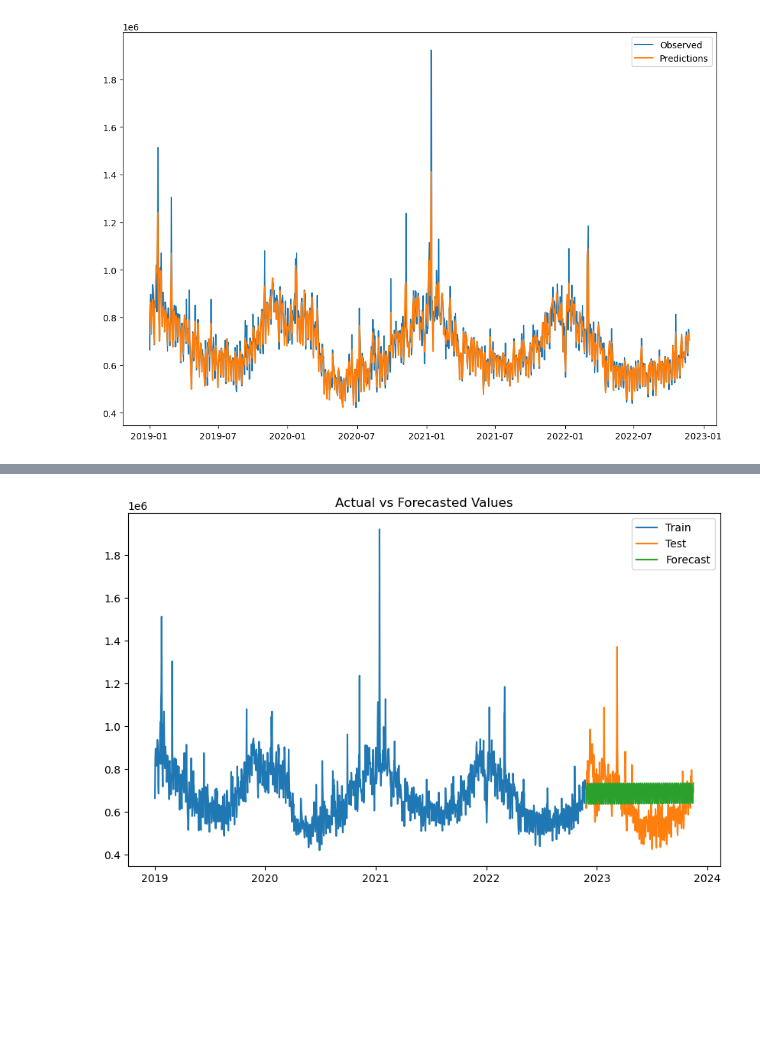
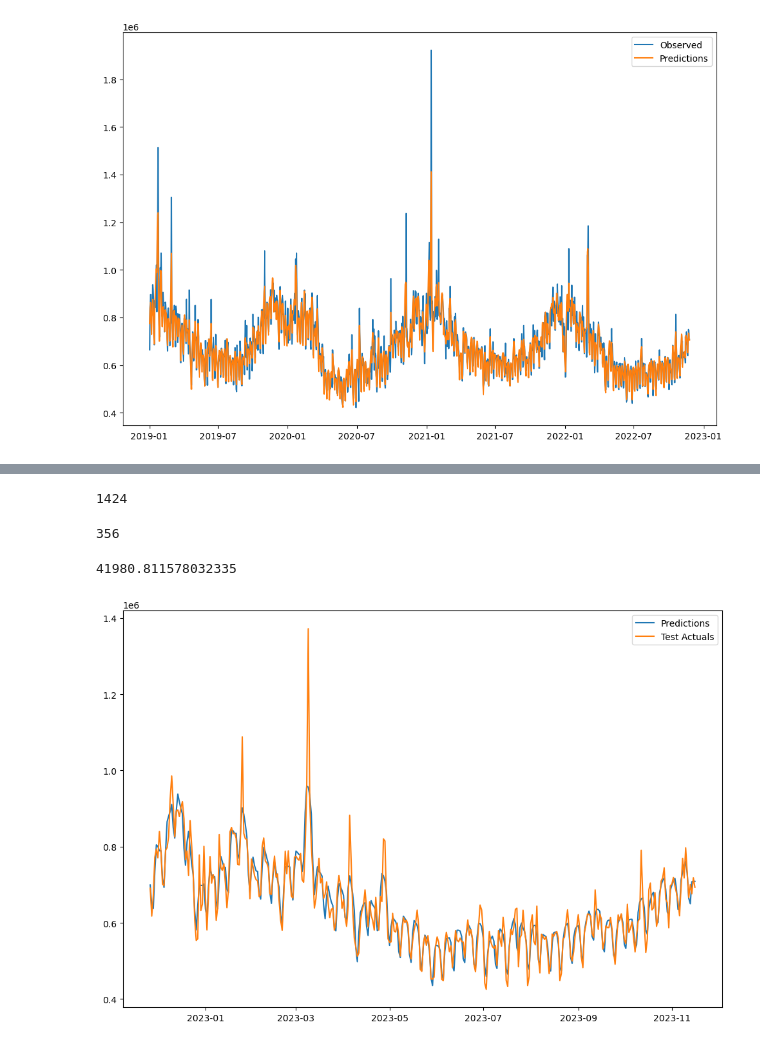
Before and after one commit to soerenssch/businessanalytics, a Jupyter notebook: models/deterministic_models.ipynb, the cells around one changed output, grey strips where cells are left out. Cells and saved outputs as stored; diff of their text form; code cells hidden in the pictures; blank space fills up the shorter version.

```diff
--- a/models/deterministic_models.ipynb
+++ b/models/deterministic_models.ipynb
@@ -419,11 +411,31 @@ Test RMSE: 127744.318
-# %%
-# Plot the actual vs forecasted values
-plt.figure(figsize=(10, 6))
-plt.plot(train.index, train, label='Train')
-plt.plot(test.index, test, label='Test')
-plt.plot(test.index, final_forecast, label='Forecast')
-plt.legend()
-plt.title('Actual vs Forecasted Values')
-plt.show()
-# %% [output]
-[figure, removed]
+# %%
+stl_t = STL(test, seasonal=355)
+res_t = stl_t.fit()
+
+seasonal_t = res_t.seasonal
+trend_t = res_t.trend
+residual_t = res_t.resid
+# %%
+len(train)
+# %% [output]
+1424
+# %%
+predictions_t = results.predict(start=1424, end=1424+len(residual_t)-1) + trend_t + seasonal_t
+# %%
+len(predictions_t)
+# %% [output]
+356
+# %%
+mse_t = mean_squared_error(test, predictions_t, squared=False)
+mse_t
+# %% [output]
+41980.811578032335
+# %%
+fig, ax = plt.subplots(figsize=(12, 8))
+ax.plot(predictions_t, label='Predictions')
+ax.plot(test, label='Test Actuals')
+# ax.plot(train, label='Training Actuals')
+ax.legend()
+plt.show()
+# %% [output]
+[figure, added]
```
Also changed, not shown: parts of 9 cells of this notebook.
